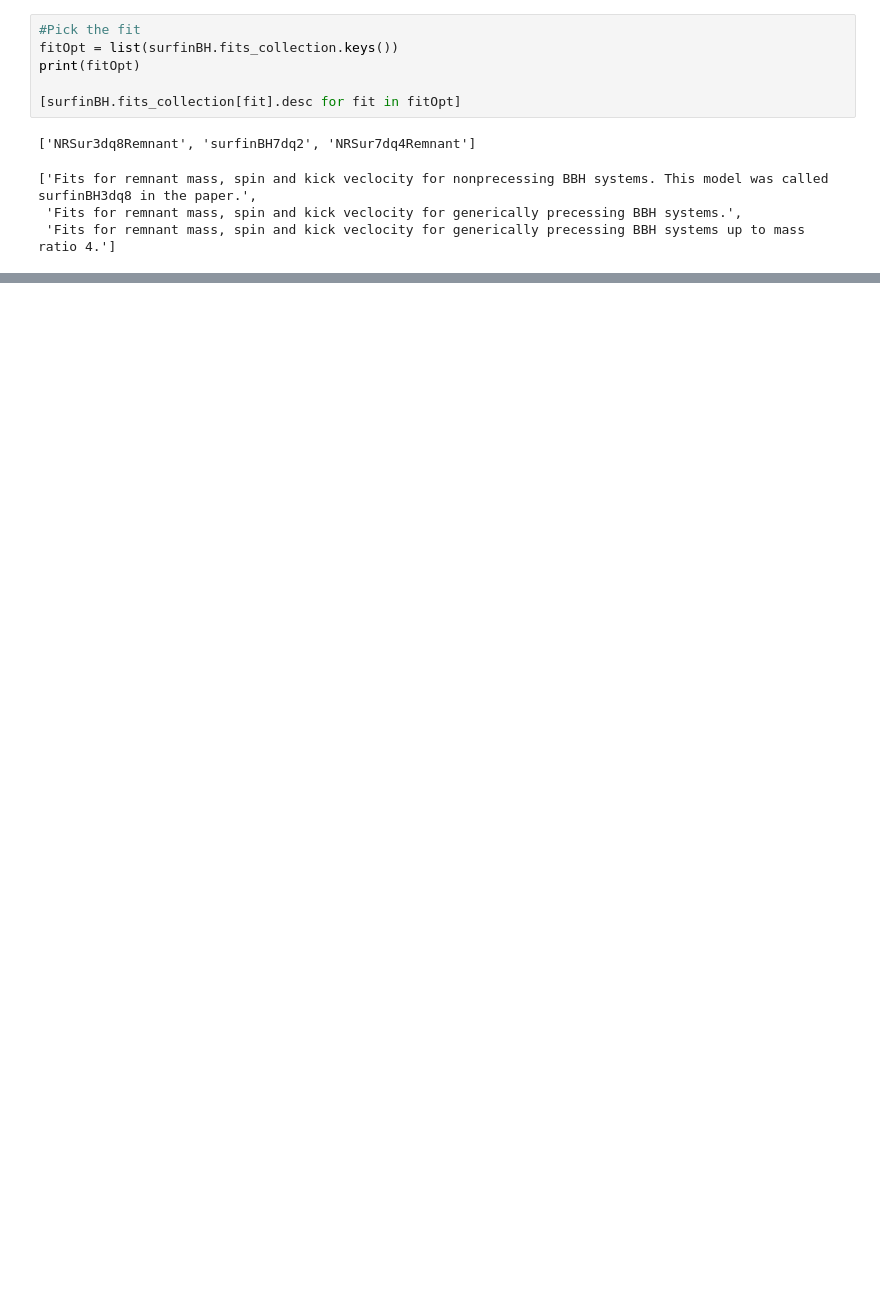
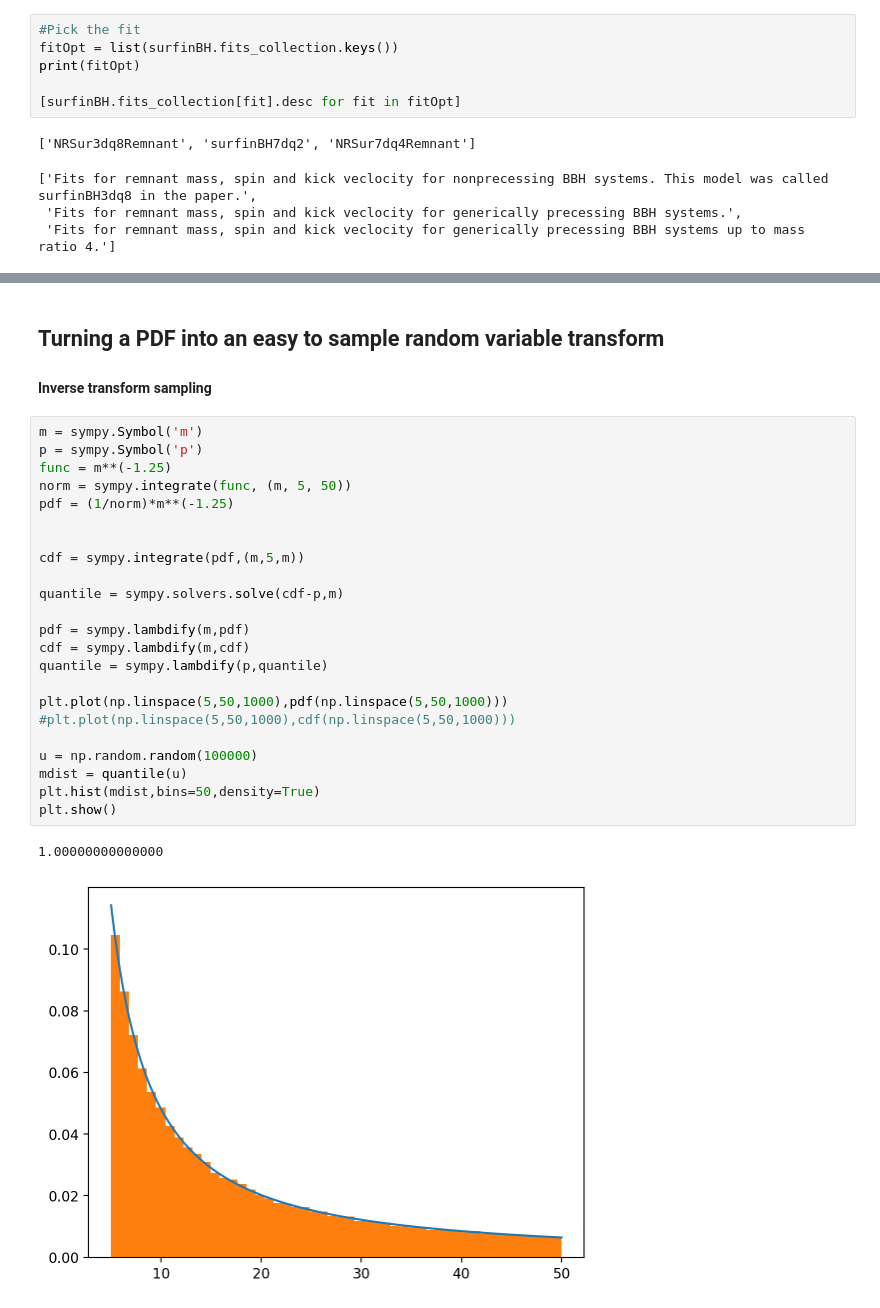
Before and after one commit to GersbachKa/BBH-kick-sim, a Jupyter notebook: [K]TestingSurfinBH.ipynb, the cells around one changed output, grey strips where cells are left out. Cells and saved outputs as stored; diff of their text form; blank space fills up the shorter version.

```diff
--- a/[K]TestingSurfinBH.ipynb
+++ b/[K]TestingSurfinBH.ipynb
@@ -27,3 +50,32 @@ fit = surfinBH.LoadFits(fit_name)
+# %% [markdown]
+## Turning a PDF into an easy to sample random variable transform
+#### Inverse transform sampling
+# %%
+m = sympy.Symbol('m')
+p = sympy.Symbol('p')
+func = m**(-1.25)
+norm = sympy.integrate(func, (m, 5, 50))
+pdf = (1/norm)*m**(-1.25)
+
+
+cdf = sympy.integrate(pdf,(m,5,m))
+
+quantile = sympy.solvers.solve(cdf-p,m)
+
+pdf = sympy.lambdify(m,pdf)
+cdf = sympy.lambdify(m,cdf)
+quantile = sympy.lambdify(p,quantile)
+
+plt.plot(np.linspace(5,50,1000),pdf(np.linspace(5,50,1000)))
+#plt.plot(np.linspace(5,50,1000),cdf(np.linspace(5,50,1000)))
+
+u = np.random.random(100000)
+mdist = quantile(u)
+plt.hist(mdist,bins=50,density=True)
+plt.show()
+# %% [output]
+1.00000000000000
+[figure, added]
 # %%
 mdist = np.linspace(5,50,100)
 dm = mdist[1]-mdist[0]
```
Also changed, not shown: parts of 6 cells of this notebook.
